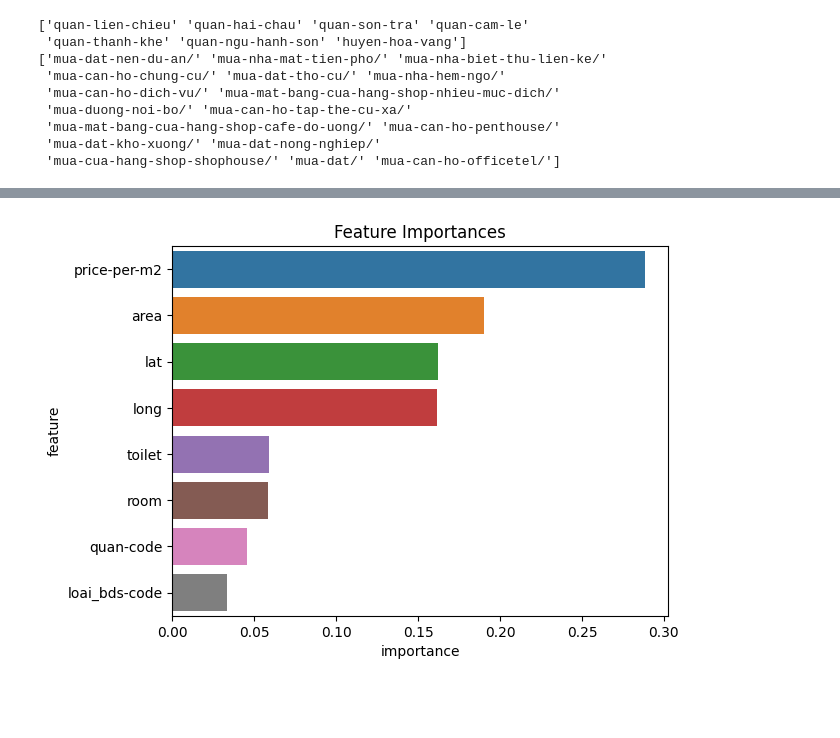
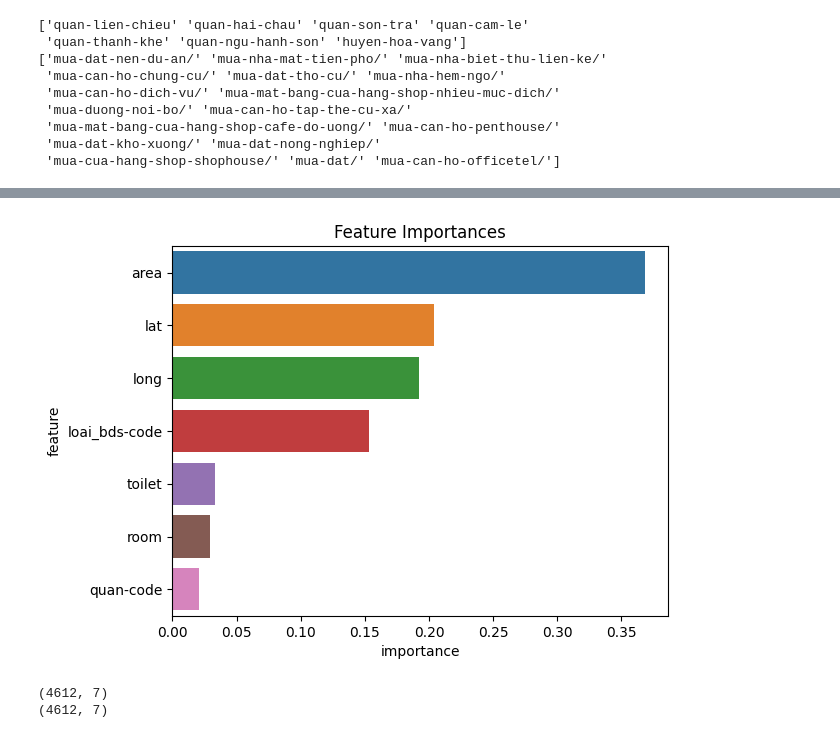
Before and after one commit to nguyenbui3110/web-crawl, a Jupyter notebook: feature_engineering.ipynb, the cells around one changed output, grey strips where cells are left out. Cells and saved outputs as stored; diff of their text form; code cells hidden in the pictures; blank space fills up the shorter version.

```diff
--- a/feature_engineering.ipynb
+++ b/feature_engineering.ipynb
@@ -177,0 +215,28 @@ See the caveats in the documentation: https://pandas.pydata.org/pandas-docs/stab
+# %%
+import numpy as np
+
+def outliers_iqr_Train(column):
+  q1, q3 = np.percentile(data_train[column], [25, 75])
+  iqr = q3 - q1
+  lower_bridge = q1 - (iqr * 1.5)
+  upper_bridge = q3 + (iqr * 1.5)
+  df = data_train[data_train[column] >= lower_bridge]
+  df = df[df[column] <= upper_bridge]
+  return df
+
+def outliers_iqr_Test(column):
+  q1, q3 = np.percentile(data_test[column], [25, 75])
+  iqr = q3 - q1
+  lower_bridge = q1 - (iqr * 1.5)
+  upper_bridge = q3 + (iqr * 1.5)
+  df = data_test[data_test[column] >= lower_bridge]
+  df = df[df[column] <= upper_bridge]
+  return df
+data_train=outliers_iqr_Train('price-per-m2')
+data_test=outliers_iqr_Test('price-per-m2')
+data_train=outliers_iqr_Train('area')
+data_test=outliers_iqr_Test('area')
+data_train=outliers_iqr_Train('room')
+data_test=outliers_iqr_Test('room')
+data_train=outliers_iqr_Train('toilet')
+data_test=outliers_iqr_Test('toilet')
@@ -177,0 +322,4 @@ See the caveats in the documentation: https://pandas.pydata.org/pandas-docs/stab
+# %%
+data_train.drop(['price-per-m2'],axis=1,inplace=True)
+data_test.drop(['price-per-m2'],axis=1,inplace=True)
+data_train.describe()
@@ -178,19 +350,19 @@ See the caveats in the documentation: https://pandas.pydata.org/pandas-docs/stab
 # %%
-x = df.drop('price-VND', axis=1)
-y = df['price-VND']
-X_train, X_test, y_train, y_test = train_test_split(x, y, test_size=0.3, random_state=42)
+from sklearn.ensemble import RandomForestRegressor
+x = data_train.drop('price-VND', axis=1)
+y = data_train['price-VND'].astype(np.int64)
 
 # Fit RandomForest model
-rf = RandomForestClassifier()
-rf.fit(X_train, y_train)
+rf = RandomForestRegressor()
+rf.fit(x, y)
 
 # lấy đặc trưng quan trọng
-importances = pd.DataFrame({'feature': X_train.columns, 'importance': rf.feature_importances_})
+importances = pd.DataFrame({'feature': x.columns, 'importance': rf.feature_importances_})
 importances = importances.sort_values('importance', ascending=False)
 
 # Plot
 sns.barplot(x='importance', y='feature', data=importances)
 plt.title('Feature Importances')
 plt.show()
 # %% [output]
-[figure, old version]
+[figure, new version]
@@ -196,0 +372,6 @@ plt.show()
+# %%
+print(data_train_save.shape)
+print(data_train_save.shape)
+# %% [output]
+(4612, 7)
+(4612, 7)
```
Also changed, not shown: parts of 18 cells of this notebook, 6 other files.
